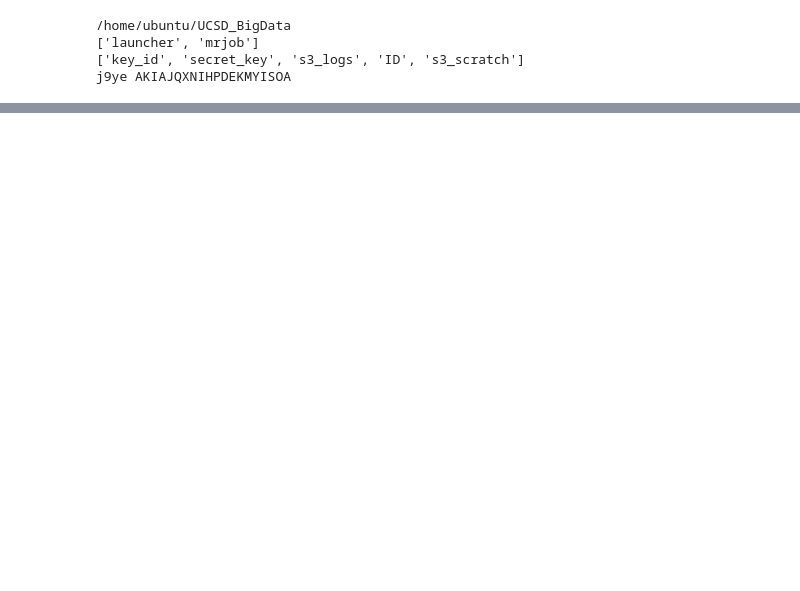
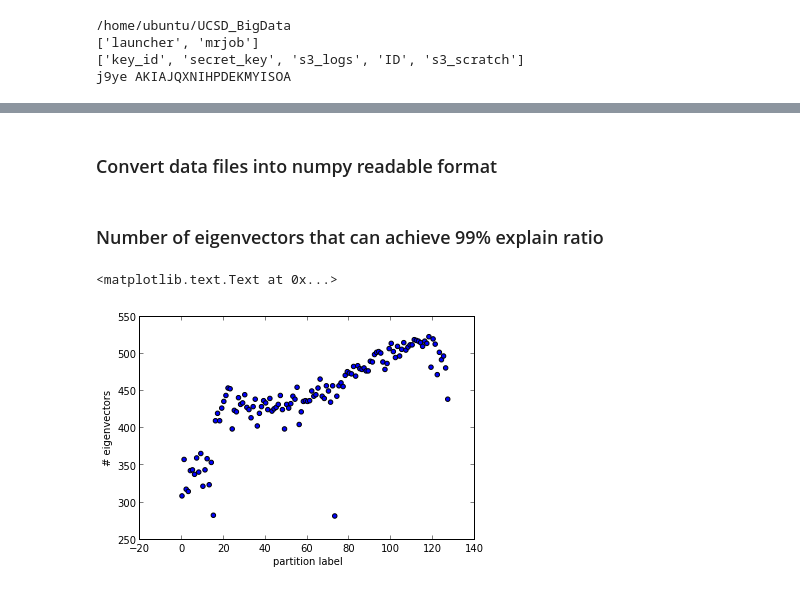
Before and after one commit to yejingxin/UCSD_BigData, a Jupyter notebook: homework/hw2/4.PCA.ipynb, the cells around one changed output, grey strips where cells are left out. Cells and saved outputs as stored; diff of their text form; code cells hidden in the pictures; blank space fills up the shorter version.

Commit message:
finish level 2 pca

```diff
--- a/homework/hw2/4.PCA.ipynb
+++ b/homework/hw2/4.PCA.ipynb
@@ -409,0 +497,47 @@ Removing all files in s3://ye.bucket/weather/scratch/mr_weather_pca_test.ubuntu.
+# %% [markdown]
+### Convert data files into numpy readable format
+# %%
+hwdir = '/home/ubuntu/UCSD_BigData/homework/hw2/'
+out=open(hwdir+'data_length_1st_readable.dat','w')
+for line in open(hwdir+'data_length_1st.dat','r').readlines():
+    if not line.startswith('"Useless Useless"'):
+        line=line.replace('[','')
+        line=line.replace(']','')
+        line=line.replace(',','')
+        line=line.replace('\t',' ')
+        out.write(line)
+out.close()
+out=open(hwdir+'data_length_2nd_01_readable.dat','w')
+for line in open(hwdir+'data_length_2nd_01.dat','r').readlines():
+    if not line.startswith('"Useless Useless"'):
+        line=line.replace('[','')
+        line=line.replace(']','')
+        line=line.replace(',','')
+        line=line.replace('\t',' ')
+        out.write(line)
+out.close()
+out=open(hwdir+'data_length_2nd_12_readable.dat','w')
+for line in open(hwdir+'data_length_2nd_12.dat','r').readlines():
+    if not line.startswith('"Useless Useless"'):
+        line=line.replace('[','')
+        line=line.replace(']','')
+        line=line.replace(',','')
+        line=line.replace('\t',' ')
+        out.write(line)
+out.close()
+# %% [markdown]
+### Number of eigenvectors that can achieve 99% explain ratio
+# %%
+import numpy as np
+a = np.loadtxt(hwdir+'data_length_1st_readable.dat',delimiter=' ')
+Npartition = np.shape(a)[0]
+level1 = np.zeros([Npartition,3])
+for i in range(Npartition):
+    level1[a[i,0],:2] = a[i,1:]
+    level1[a[i,0],2] = a[i,1]*a[i,2] + (a[i,2]+1)*365*2
+scatter(range(Npartition),level1[:,1])
+xlabel('partition label')
+ylabel('# eigenvectors')
+# %% [output]
+<matplotlib.text.Text at 0x...>
+[figure, added]
```
Also changed, not shown: parts of 23 cells of this notebook, 4 other files.
